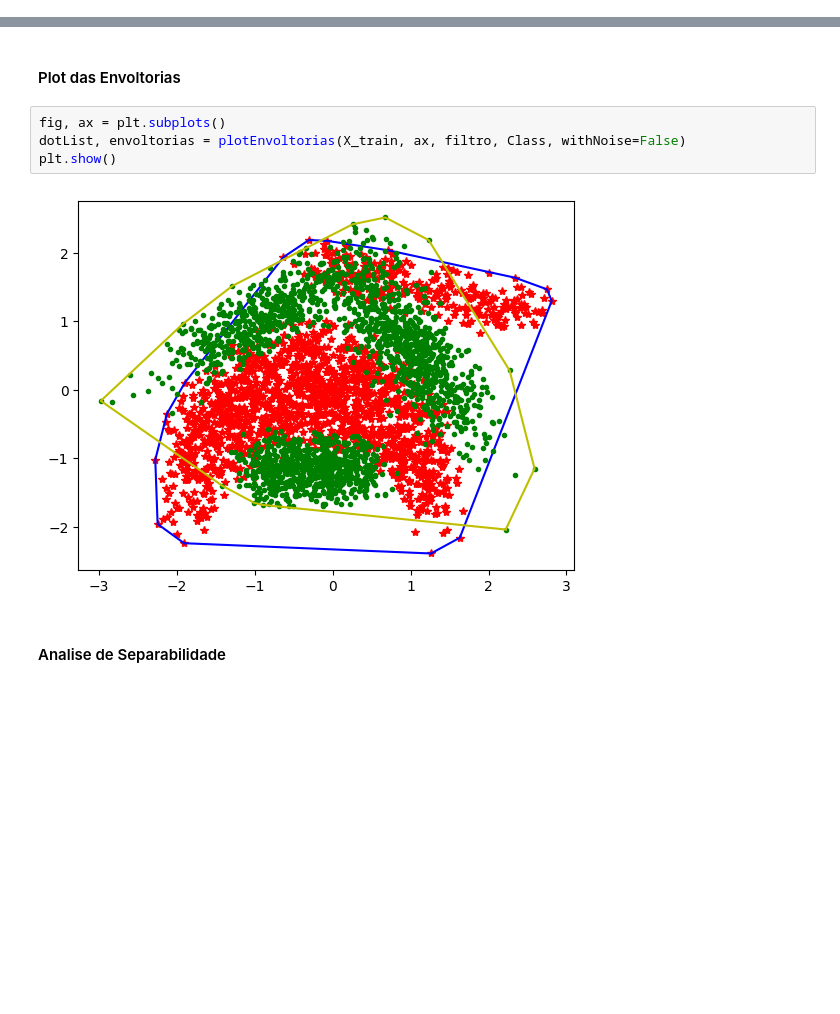
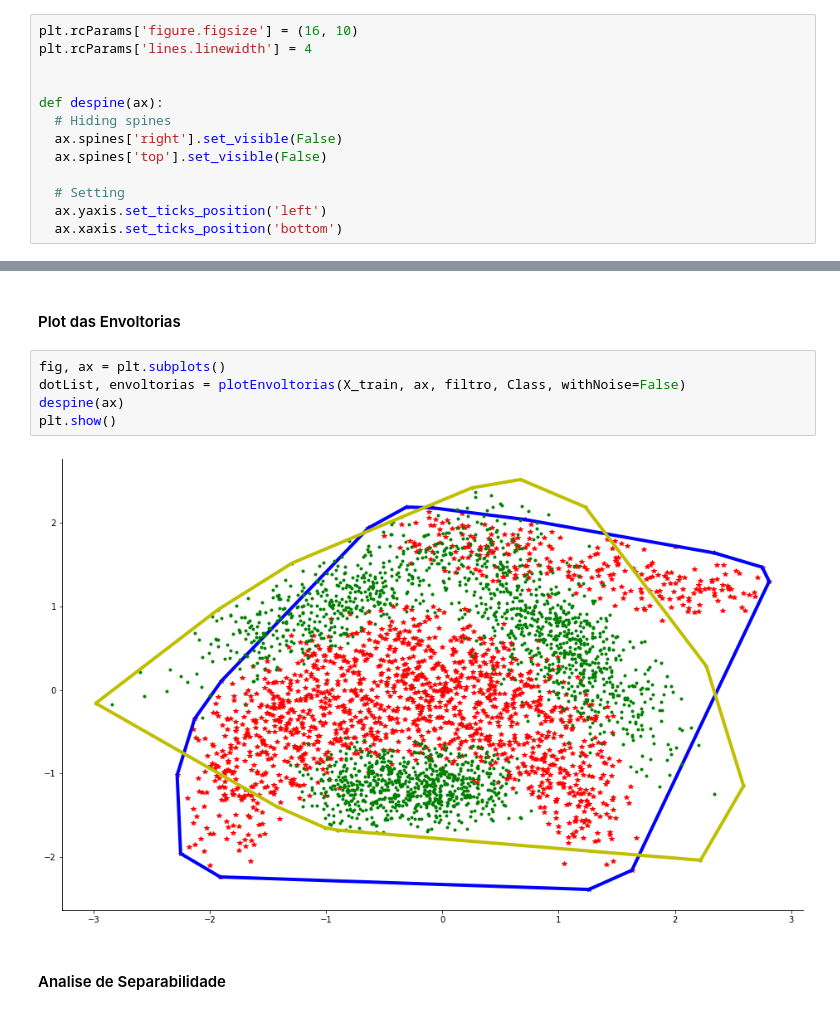
Before and after one commit to Gcastelo01/TP1_Alg2, a Jupyter notebook: TP1_Classificador.ipynb, the cells around one changed output, grey strips where cells are left out. Drawn from its saved outputs; the diff is of its cells as text; blank space fills up the shorter version.

```diff
--- a/TP1_Classificador.ipynb
+++ b/TP1_Classificador.ipynb
@@ -22,6 +22,19 @@ from modules.model import *
 
 import pandas as pd
 import numpy as np
+# %%
+plt.rcParams['figure.figsize'] = (16, 10)
+plt.rcParams['lines.linewidth'] = 4
+
+
+def despine(ax):
+  # Hiding spines
+  ax.spines['right'].set_visible(False)
+  ax.spines['top'].set_visible(False)
+
+  # Setting
+  ax.yaxis.set_ticks_position('left')
+  ax.xaxis.set_ticks_position('bottom')
 # %% [markdown]
 ## Classes
 Foram declaradas as seguintes classes para uso nos algoritmos:
@@ -117,9 +130,10 @@ filtro = y_train == Class[0]
 # %%
 fig, ax = plt.subplots()
 dotList, envoltorias = plotEnvoltorias(X_train, ax, filtro, Class, withNoise=False)
+despine(ax)
 plt.show()
 # %% [output]
-[figure, old version]
+[figure, new version]
 # %% [markdown]
 #### Analise de Separabilidade
 # %%
```
Also changed, not shown: parts of 26 cells of this notebook, 2 other files.
